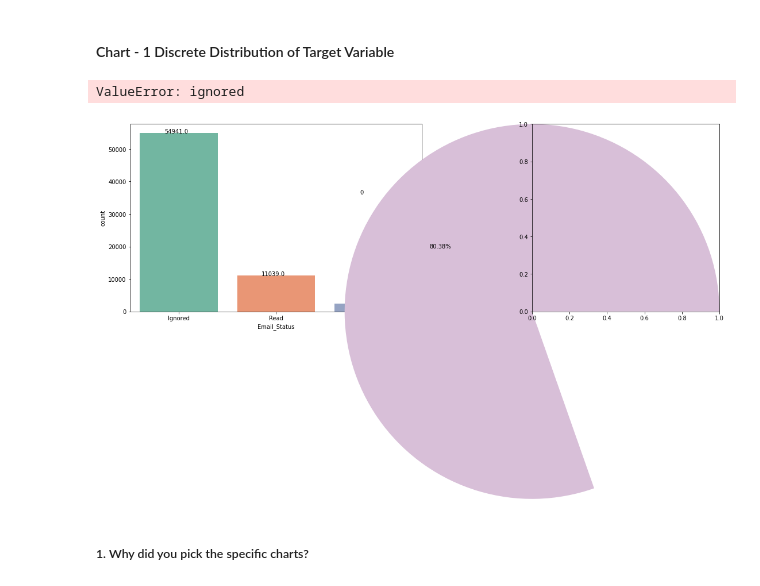
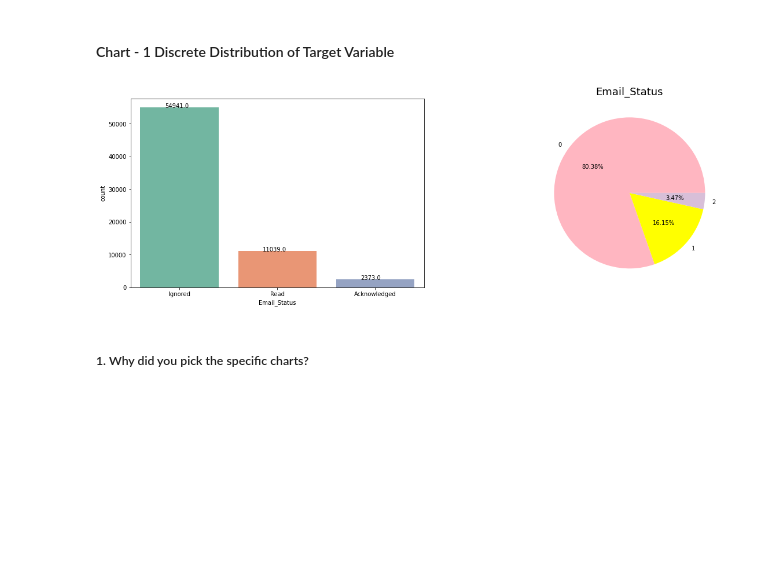
Before and after one commit to Shreya-data/Email-Campaign-Effectiveness-prediction, a Jupyter notebook: Untitled.ipynb, the cells around one changed output. Drawn from its saved outputs; the diff is of its cells as text; code cells hidden in the pictures; blank space fills up the shorter version.

```diff
--- a/Untitled.ipynb
+++ b/Untitled.ipynb
@@ -269,22 +271,21 @@ cat_feature=set(Cat_dataset.describe(include="object").columns.values)-{'Email_S
 # %%
 # visualize the target variable
 data = dataset["Email_Status"].value_counts()
 plt.figure(figsize=(20,6))
 
 plt.subplot(1, 2, 1)
 g = sns.countplot(dataset['Email_Status'], palette = "Set2")
 g.set_xticklabels(['Ignored','Read', 'Acknowledged'])
 for p in g.patches:
   g.annotate('{:.1f}'.format(p.get_height()), (p.get_x()+0.25, p.get_height()+0.01))
 
 plt.subplot(1, 2, 2)
-plt.pie(data,autopct='%1.2f%%',labels=data.index,colors=("thistle","lightred","yellow"))
+plt.pie(data,autopct='%1.2f%%',labels=data.index,colors=("lightpink","yellow","thistle"))
 plt.title("Email_Status",fontsize=18)
 
 plt.show()
 # %% [output]
-ValueError: ignored
-[figure, old version]
+[figure, new version]
 # %% [markdown]
 ##### 1. Why did you pick the specific charts?
 # %% [markdown]
```
Also changed, not shown: parts of 74 cells of this notebook.
